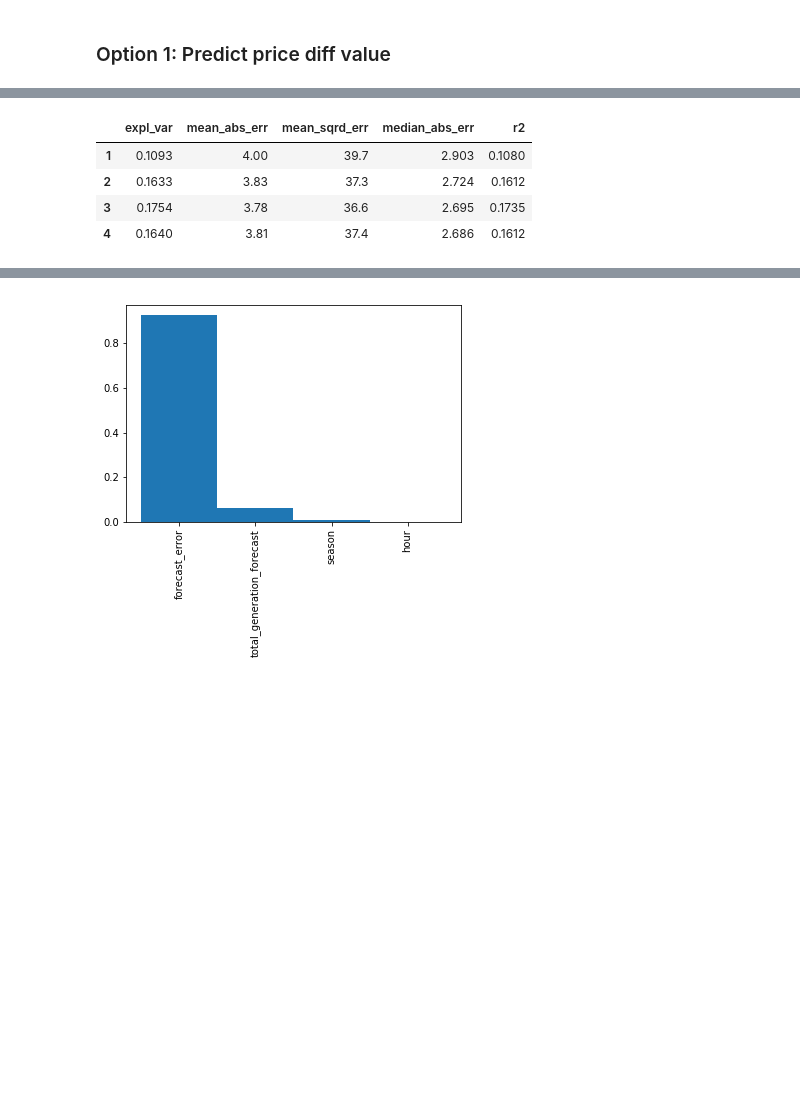
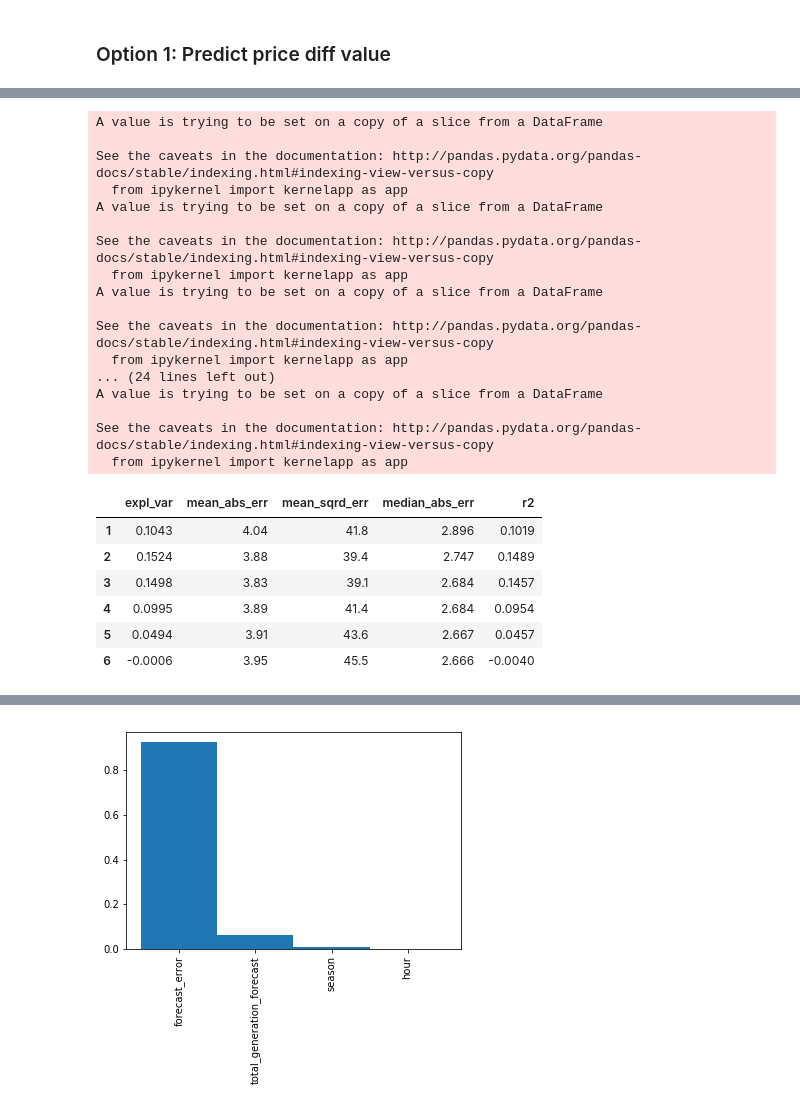
Before and after one commit to mauricepohl/pandas, a Jupyter notebook: 03_modeling/Modeling - Regression.ipynb, the cells around one changed output, grey strips where cells are left out. Saved outputs shown, nothing was run; the diff lists cells and outputs as text; code cells hidden in the pictures; blank space fills up the shorter version.

```diff
--- a/03_modeling/Modeling - Regression.ipynb
+++ b/03_modeling/Modeling - Regression.ipynb
@@ -76,9 +78,13 @@ X.head(3)
 
 y = data["price_diff"]
 
-X_train, X_test, y_train, y_test  = train_test_split(X, y, test_size=0.3)
-y2_train = (y_train>=0).astype('int')
-y2_test = (y_test>=0).astype('int')
+def makeTrainTestSplit():
+    X_train, X_test, y_train, y_test  = train_test_split(X, y, test_size=0.3)
 
-for df in [X_train, y_train, y2_train, X_test, y_test, y2_test]:
-    df.sort_index(inplace=True)
+    y2_train = (y_train>=0).astype('int')
+    y2_test = (y_test>=0).astype('int')
+
+    for df in [X_train, y_train, y2_train, X_test, y_test, y2_test]:
+        df.sort_index(inplace=True)
+
+    return X_train, X_test, y_train, y_test, y2_train, y2_test
@@ -90,4 +91,6 @@ See the caveats in the documentation: http://pandas.pydata.org/pandas-docs/stabl
 # %%
+numberOfRuns = 10 # 10 times cross-validaton
+
 # Dict containing the scorers to be used
 scoring = {'explained_variance': 'explained_variance',
            'neg_mean_absolute_error': 'neg_mean_absolute_error',
@@ -99,12 +102,13 @@ scoring = {'explained_variance': 'explained_variance',
 # Function to convert the list of dicts to a DataFrame and then print it
 def print_scores(scores_list, param_range):
     scores_list = [{k:v.mean() for k,v in alpha.items()} for alpha in scores_list]
-    scores_df = pd.DataFrame(scores_list, index=param_range).drop(["fit_time", "score_time"],axis=1)
+    scores_df = pd.DataFrame(scores_list, index=[list(range(numberOfRuns))*len(param_range), list(param_range)*numberOfRuns]).drop(["fit_time", "score_time"],axis=1)
     scores_df.columns=["expl_var",
                        "mean_abs_err",
                        "mean_sqrd_err",
                        "median_abs_err",
                        "r2"]
+    scores_df = scores_df.groupby(level=1).mean()
     scores_df["expl_var"] = scores_df["expl_var"].round(4)
     scores_df["mean_abs_err"] = scores_df["mean_abs_err"].abs().round(2)
     scores_df["mean_sqrd_err"] = scores_df["mean_sqrd_err"].abs().round(1)
@@ -125,7 +129,7 @@ scoringBin = {'accuracy': 'accuracy',
 # Function to convert the list of dicts to a DataFrame and then print it for classification scores
 def print_scores_bin(scores_list, param_range):
     scores_list = [{k:v.mean() for k,v in alpha.items()} for alpha in scores_list]
-    scores_df = pd.DataFrame(scores_list, index=param_range).drop(["fit_time", "score_time"],axis=1)
+    scores_df = pd.DataFrame(scores_list, index=[list(range(numberOfRuns))*len(param_range), list(param_range)*numberOfRuns]).drop(["fit_time", "score_time"],axis=1)
     scores_df.columns=["accuracy",
                        "mean_abs_err",
                        "mean_sqrd_err",
@@ -133,6 +137,7 @@ def print_scores_bin(scores_list, param_range):
                        "roc_auc",
                        "precision", # fraction of pos. classifications that are actual positives
                        "recall"]    # fraction of actual positives that are classified as pos.
+    scores_df = scores_df.groupby(level=1).mean()
     scores_df["mean_abs_err"] = scores_df["mean_abs_err"].abs().round(2)
     scores_df["mean_sqrd_err"] = scores_df["mean_sqrd_err"].abs().round(1)
     scores_df["median_abs_err"] = scores_df["median_abs_err"].abs().round(3)
@@ -158,8 +163,11 @@ def prepareDataForRegression(X):
 scores_list = []
 param_range = range(1)
 reg = linear_model.LinearRegression()
-X2 = prepareDataForRegression(X_train)
-score = cross_validate(reg, X2, y_train, scoring=scoring, return_train_score=False, n_jobs=-1)
-scores_list.append(score)
+for j in range(numberOfRuns):
+    X_train, X_test, y_train, y_test, y2_train, y2_test = makeTrainTestSplit()
+    X2 = prepareDataForRegression(X_train)
+    for i in param_range:
+        score = cross_validate(reg, X2, y_train, scoring=scoring, return_train_score=False, n_jobs=-1)
+        scores_list.append(score)
 display(print_scores(scores_list, param_range))
 # %% [output]
@@ -168,17 +193,39 @@ display(print_scores(scores_list, param_range))
 # %%
 # Method: Decision Tree Regression
-param_range = range(1,5)
+param_range = range(1,7)
 scores_list = []
-for i in param_range:
-    DTR = DecisionTreeRegressor(max_depth=i)
-    scores_list.append(cross_validate(DTR, X_train, y_train, scoring=scoring, return_train_score=False, n_jobs=-1))
+for j in range(numberOfRuns):
+    X_train, X_test, y_train, y_test, y2_train, y2_test = makeTrainTestSplit()
+    X2 = prepareDataForRegression(X_train)
+    for i in param_range:
+        DTR = DecisionTreeRegressor(max_depth=i)
+        scores_list.append(cross_validate(DTR, X_train, y_train, scoring=scoring, return_train_score=False, n_jobs=-1))
 display(print_scores(scores_list, param_range))
 # %% [output]
+A value is trying to be set on a copy of a slice from a DataFrame
+
+See the caveats in the documentation: http://pandas.pydata.org/pandas-docs/stable/indexing.html#indexing-view-versus-copy
+  from ipykernel import kernelapp as app
+A value is trying to be set on a copy of a slice from a DataFrame
+
+See the caveats in the documentation: http://pandas.pydata.org/pandas-docs/stable/indexing.html#indexing-view-versus-copy
+  from ipykernel import kernelapp as app
+A value is trying to be set on a copy of a slice from a DataFrame
+
+See the caveats in the documentation: http://pandas.pydata.org/pandas-docs/stable/indexing.html#indexing-view-versus-copy
+  from ipykernel import kernelapp as app
+... (24 lines left out)
+A value is trying to be set on a copy of a slice from a DataFrame
+
+See the caveats in the documentation: http://pandas.pydata.org/pandas-docs/stable/indexing.html#indexing-view-versus-copy
+  from ipykernel import kernelapp as app
 |  | expl_var | mean_abs_err | mean_sqrd_err | median_abs_err | r2 |
-| 1 | 0.1093 | 4.00 | 39.7 | 2.903 | 0.1080 |
-| 2 | 0.1633 | 3.83 | 37.3 | 2.724 | 0.1612 |
-| 3 | 0.1754 | 3.78 | 36.6 | 2.695 | 0.1735 |
-| 4 | 0.1640 | 3.81 | 37.4 | 2.686 | 0.1612 |
+| 1 | 0.1043 | 4.04 | 41.8 | 2.896 | 0.1019 |
+| 2 | 0.1524 | 3.88 | 39.4 | 2.747 | 0.1489 |
+| 3 | 0.1498 | 3.83 | 39.1 | 2.684 | 0.1457 |
+| 4 | 0.0995 | 3.89 | 41.4 | 2.684 | 0.0954 |
+| 5 | 0.0494 | 3.91 | 43.6 | 2.667 | 0.0457 |
+| 6 | -0.0006 | 3.95 | 45.5 | 2.666 | -0.0040 |
 # %%
 # Method: Random Forest Regression
 param_range = range(1,10)
```
Also changed, not shown: parts of 19 cells of this notebook.
